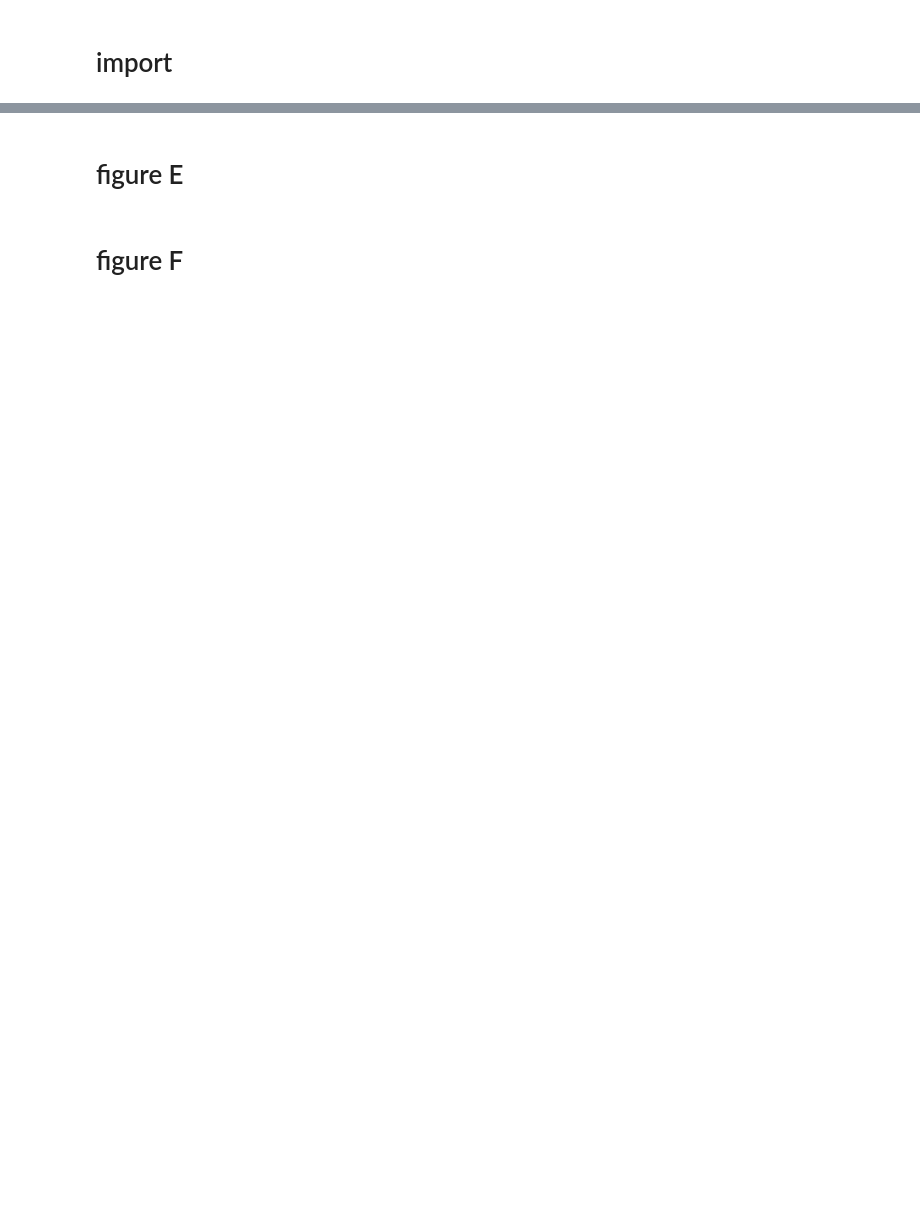
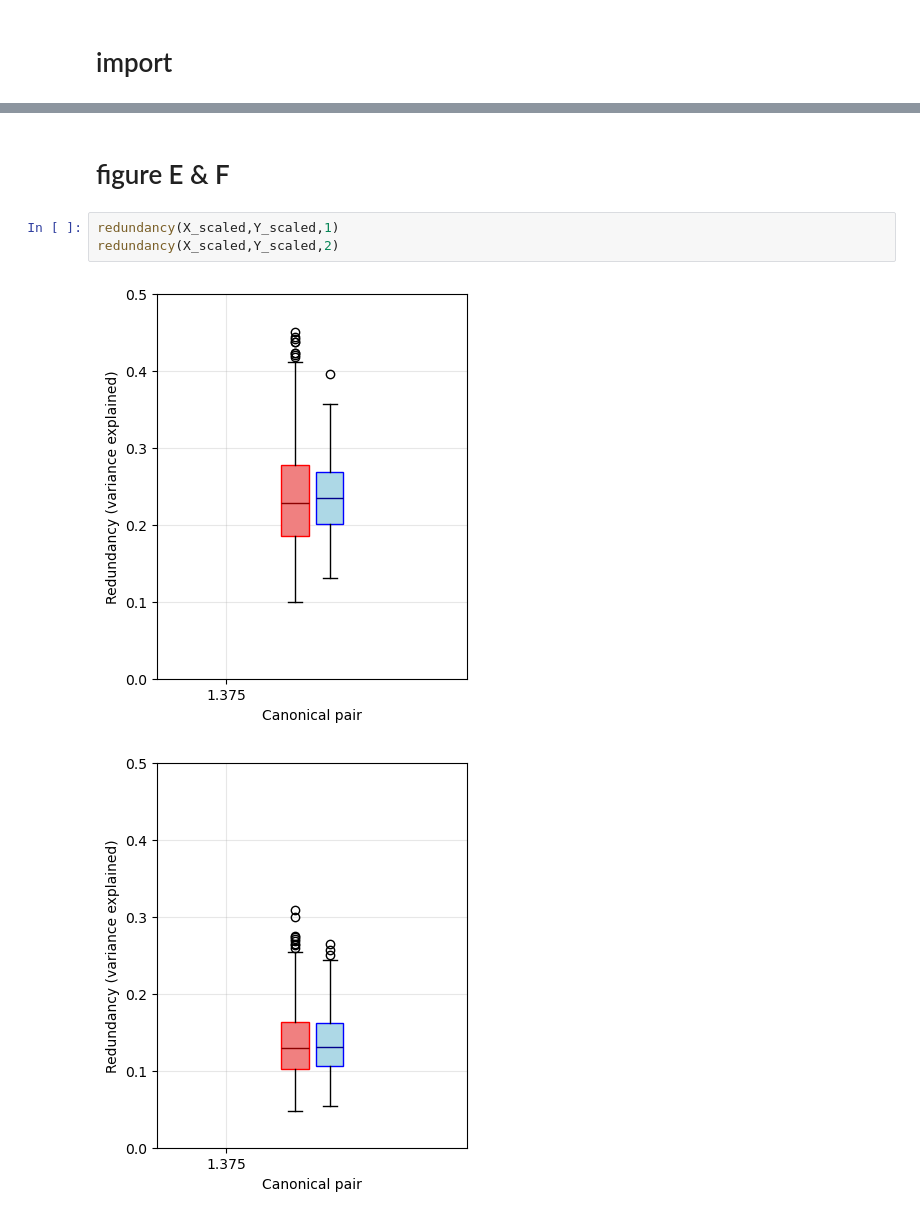
Before and after one commit to EmmettJT/procedural_replay_paper_2025, a Jupyter notebook: ED_10/ED10_plots.ipynb, the cells around one changed output, grey strips where cells are left out. Saved outputs shown, nothing was run; the diff lists cells and outputs as text; blank space fills up the shorter version.

```diff
--- a/ED_10/ED10_plots.ipynb
+++ b/ED_10/ED10_plots.ipynb
@@ -11,5 +165,9 @@
 # %% [markdown]
-# figure E
+# figure E & F
-# %% [markdown]
-# figure F
+# %%
+redundancy(X_scaled,Y_scaled,1)
+redundancy(X_scaled,Y_scaled,2)
+# %% [output]
+[figure, added]
+[figure, added]
 # %% [markdown]
```
Also changed, not shown: parts of 13 cells of this notebook, 2 other files.
